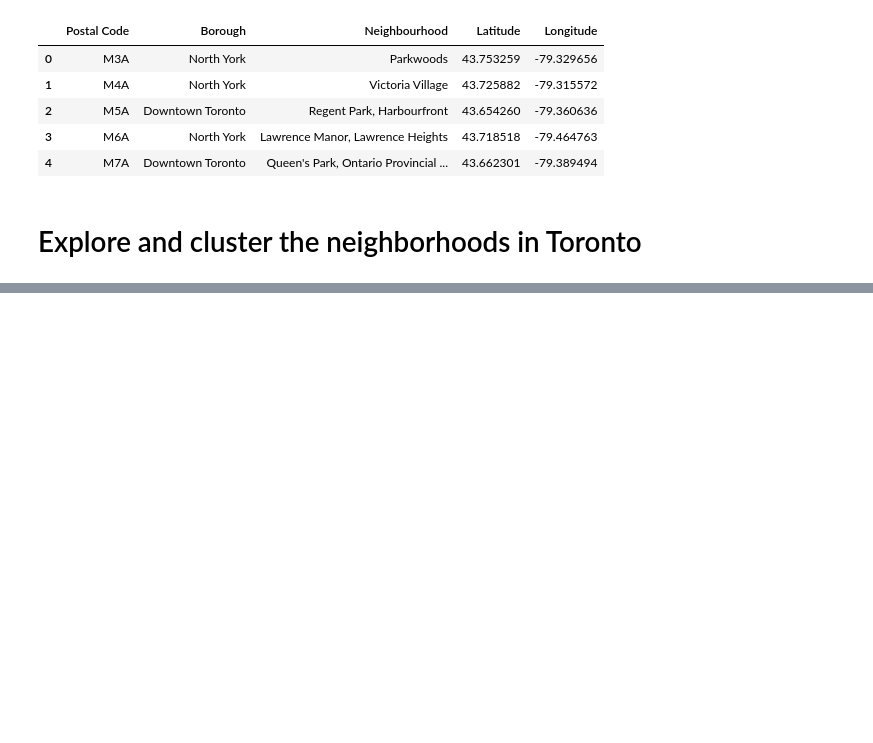
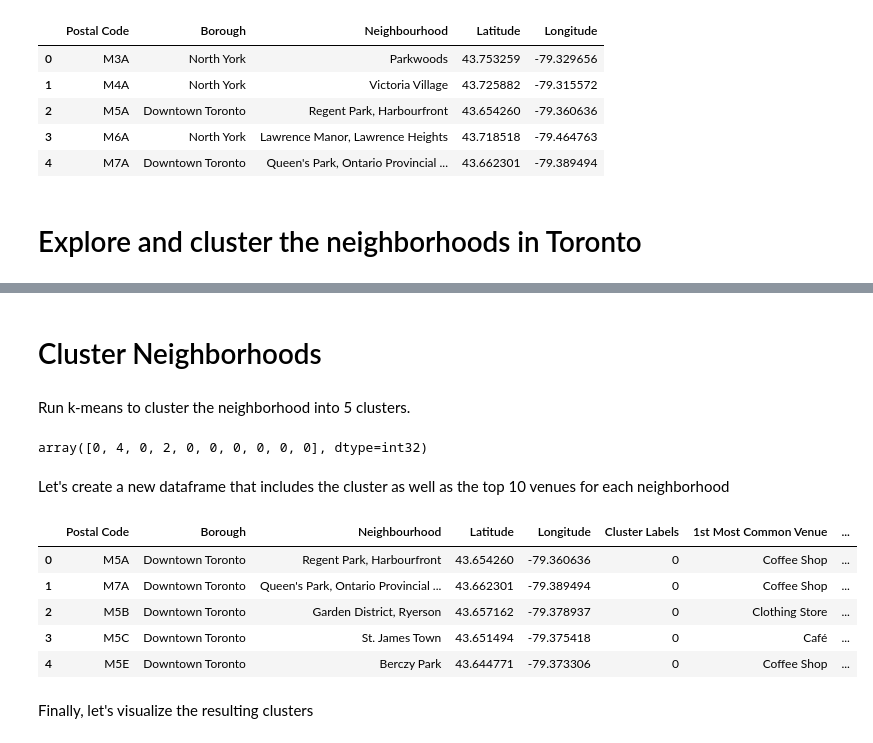
Before and after one commit to Stauffy1/Coursera_Capstone, a Jupyter notebook: Segmenting and Clustering Neighborhoods in Toronto.ipynb, the cells around one changed output, grey strips where cells are left out. Cells and saved outputs as stored; diff of their text form; code cells hidden in the pictures; blank space fills up the shorter version.

```diff
--- a/Segmenting and Clustering Neighborhoods in Toronto.ipynb
+++ b/Segmenting and Clustering Neighborhoods in Toronto.ipynb
@@ -130,0 +603,21 @@ FinalTable.head()
+# %%
+num_top_venues = 10
+
+indicators = ['st', 'nd', 'rd']
+
+# create columns according to number of top venues
+columns = ['Neighborhood']
+for ind in np.arange(num_top_venues):
+    try:
+        columns.append('{}{} Most Common Venue'.format(ind+1, indicators[ind]))
+    except:
+        columns.append('{}th Most Common Venue'.format(ind+1))
+
+# create a new dataframe
+downtown_venues_sorted = pd.DataFrame(columns=columns)
+downtown_venues_sorted['Neighborhood'] = downtown_grouped['Neighborhood']
+
+for ind in np.arange(downtown_grouped.shape[0]):
+    downtown_venues_sorted.iloc[ind, 1:] = return_most_common_venues(downtown_grouped.iloc[ind, :], num_top_venues)
+
+downtown_venues_sorted.head()
@@ -130,0 +631,40 @@ FinalTable.head()
+# %% [markdown]
+# Cluster Neighborhoods
+# %% [markdown]
+Run k-means to cluster the neighborhood into 5 clusters.
+# %%
+kclusters = 5
+
+downtown_grouped_clustering = downtown_grouped.drop('Neighborhood', 1)
+
+# run k-means clustering
+kmeans = KMeans(n_clusters=kclusters, random_state=0).fit(downtown_grouped_clustering)
+
+# check cluster labels generated for each row in the dataframe
+kmeans.labels_[0:10]
+# %% [output]
+array([0, 4, 0, 2, 0, 0, 0, 0, 0, 0], dtype=int32)
+# %% [markdown]
+Let's create a new dataframe that includes the cluster as well as the top 10 venues for each neighborhood
+# %%
+downtown_venues_sorted.drop(['Cluster Labels'], axis=1, inplace=True) #I can't insert 'Cluster Labels' column into the table as it already exists there.
+#I should drop the column first and then re run the code
+
+# add clustering labels
+downtown_venues_sorted.insert(0, 'Cluster Labels', kmeans.labels_)
+
+downtown_merged = DowntownToronto_data
+
+# merge downtown_grouped with downtown_data to add latitude/longitude for each neighborhood
+downtown_merged = downtown_merged.join(downtown_venues_sorted.set_index('Neighborhood'), on='Neighbourhood')
+
+downtown_merged.head()
+# %% [output]
+|  | Postal Code | Borough | Neighbourhood | Latitude | Longitude | Cluster Labels | 1st Most Common Venue | ... |
+| 0 | M5A | Downtown Toronto | Regent Park, Harbourfront | 43.654260 | -79.360636 | 0 | Coffee Shop | ... |
+| 1 | M7A | Downtown Toronto | Queen's Park, Ontario Provincial ... | 43.662301 | -79.389494 | 0 | Coffee Shop | ... |
+| 2 | M5B | Downtown Toronto | Garden District, Ryerson | 43.657162 | -79.378937 | 0 | Clothing Store | ... |
+| 3 | M5C | Downtown Toronto | St. James Town | 43.651494 | -79.375418 | 0 | Café | ... |
+| 4 | M5E | Downtown Toronto | Berczy Park | 43.644771 | -79.373306 | 0 | Coffee Shop | ... |
+# %% [markdown]
+Finally, let's visualize the resulting clusters
```
Also changed, not shown: parts of 73 cells of this notebook.
